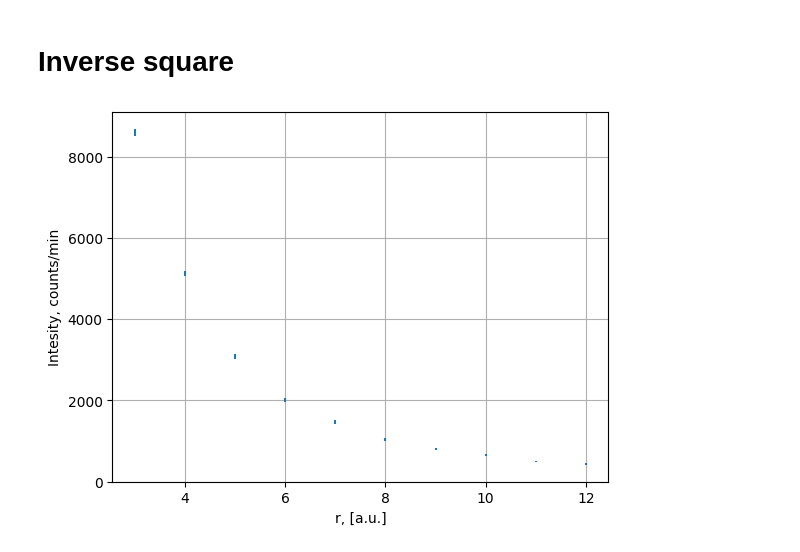
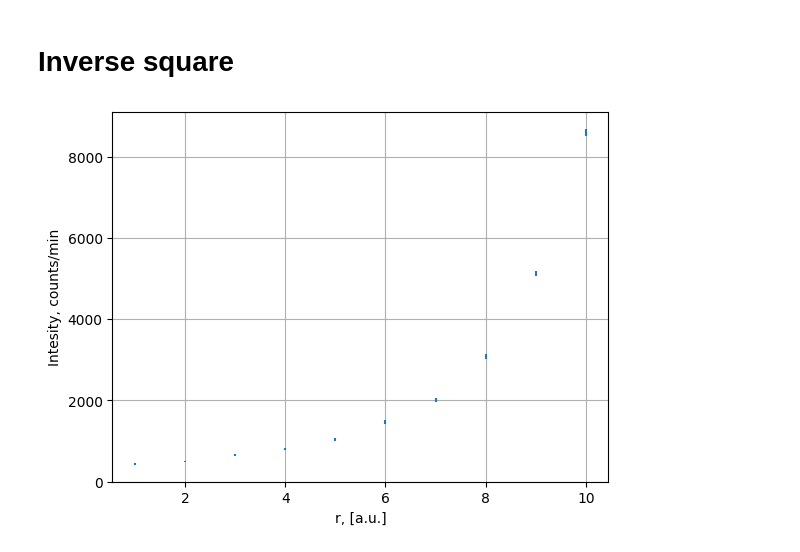
Before and after one commit to evgeny-kolonsky/Lab4_Nuclear, a Jupyter notebook: Lab4_Poisson_test.ipynb, the cells around one changed output. Cells and saved outputs as stored; diff of their text form; code cells hidden in the pictures.

```diff
--- a/Lab4_Poisson_test.ipynb
+++ b/Lab4_Poisson_test.ipynb
@@ -74,25 +74,25 @@ K3, errK3
 # %%
 measurements = '''
 1 429
 2 491
 3 646
 4 805
 5 1033
 6 1465
 7 2000
 8 3077
 9 5121
 10 8587
 '''
 data = np.genfromtxt(measurements.splitlines())
 x, I = data.T
 h = 13
 r = h - x
 Ierr = np.sqrt(I)
 
-plt.errorbar(r, I, yerr=Ierr, linestyle='')
+plt.errorbar(x, I, yerr=Ierr, linestyle='')
 plt.xlabel('r, [a.u.]')
 plt.ylabel('Intesity, counts/min')
 plt.grid()
 # %% [output]
-[figure, old version]
+[figure, new version]
```
Also changed, not shown: parts of 6 cells of this notebook.
